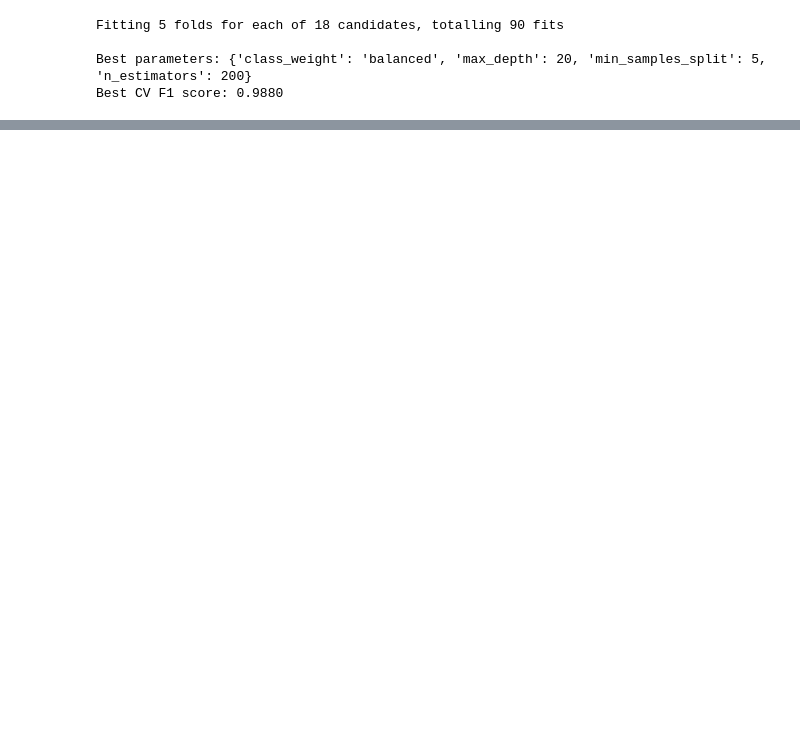
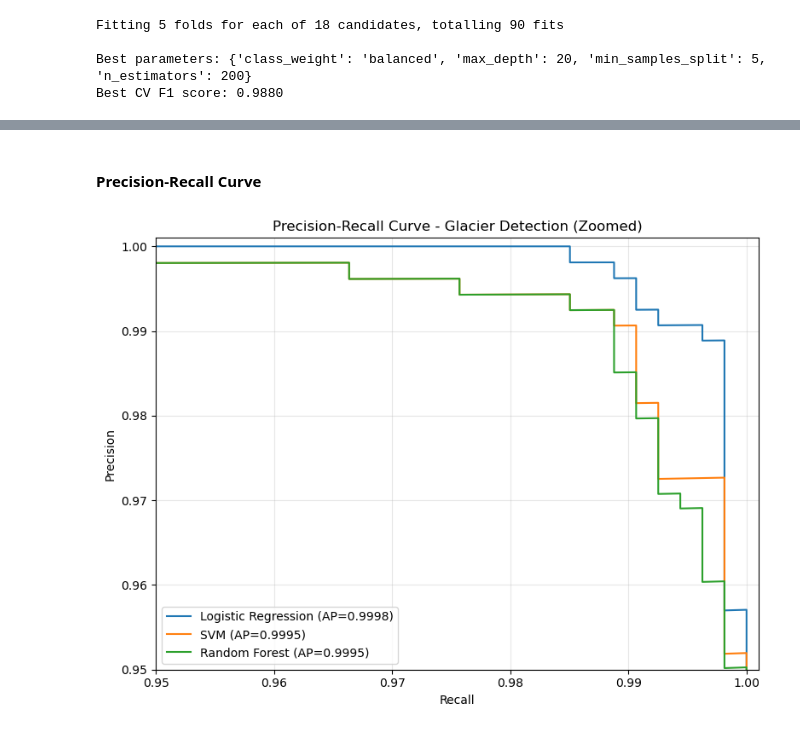
Before and after one commit to Dhruv-baner/st443-group-project, a Jupyter notebook: notebooks/task_1.ipynb, the cells around one changed output, grey strips where cells are left out. Saved outputs shown, nothing was run; the diff lists cells and outputs as text; code cells hidden in the pictures; blank space fills up the shorter version.

```diff
--- a/notebooks/task_1.ipynb
+++ b/notebooks/task_1.ipynb
@@ -2208,0 +2347,28 @@ Best CV F1 score: 0.9880
+# %% [markdown]
+#### **Precision-Recall Curve**
+# %%
+# Zoomed-in version
+fig, ax = plt.subplots(figsize=(8, 6))
+
+for name, model in models.items():
+    if hasattr(model, 'predict_proba'):
+        y_scores = model.predict_proba(X_test_pca)[:, 1]
+    else:
+        y_scores = model.decision_function(X_test_pca)
+
+    precision, recall, _ = precision_recall_curve(y_test_binary, y_scores)
+    ap = average_precision_score(y_test_binary, y_scores)
+    ax.plot(recall, precision, label=f'{name} (AP={ap:.4f})')
+
+ax.set_xlabel('Recall')
+ax.set_ylabel('Precision')
+ax.set_title('Precision-Recall Curve - Glacier Detection (Zoomed)')
+ax.legend(loc='lower left')
+ax.set_xlim([0.95, 1.001])  # Zoom into relevant region
+ax.set_ylim([0.95, 1.001])
+ax.grid(True, alpha=0.3)
+
+plt.tight_layout()
+plt.show()
+# %% [output]
+[figure, added]
```
Also changed, not shown: parts of 15 cells of this notebook.
